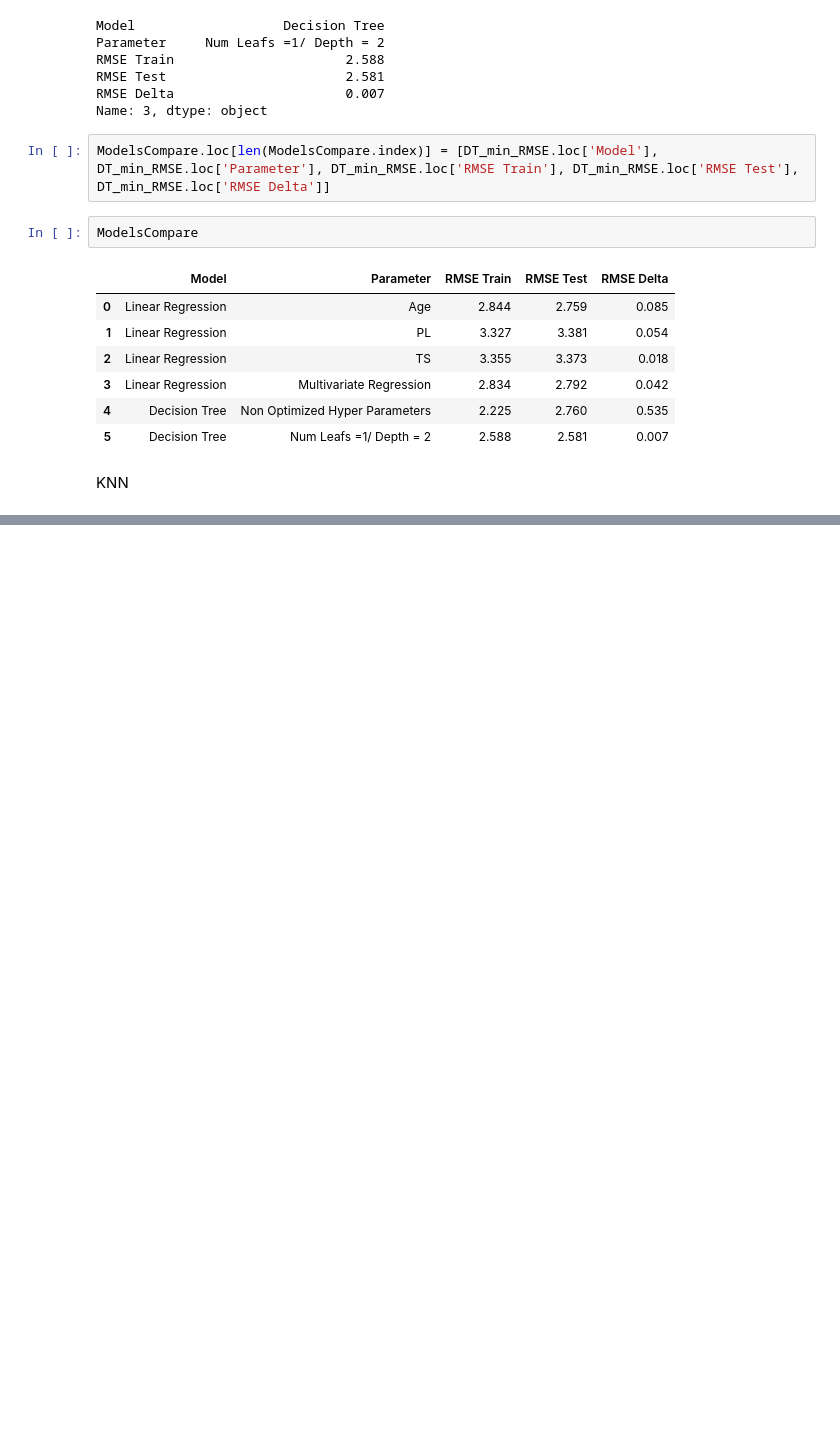
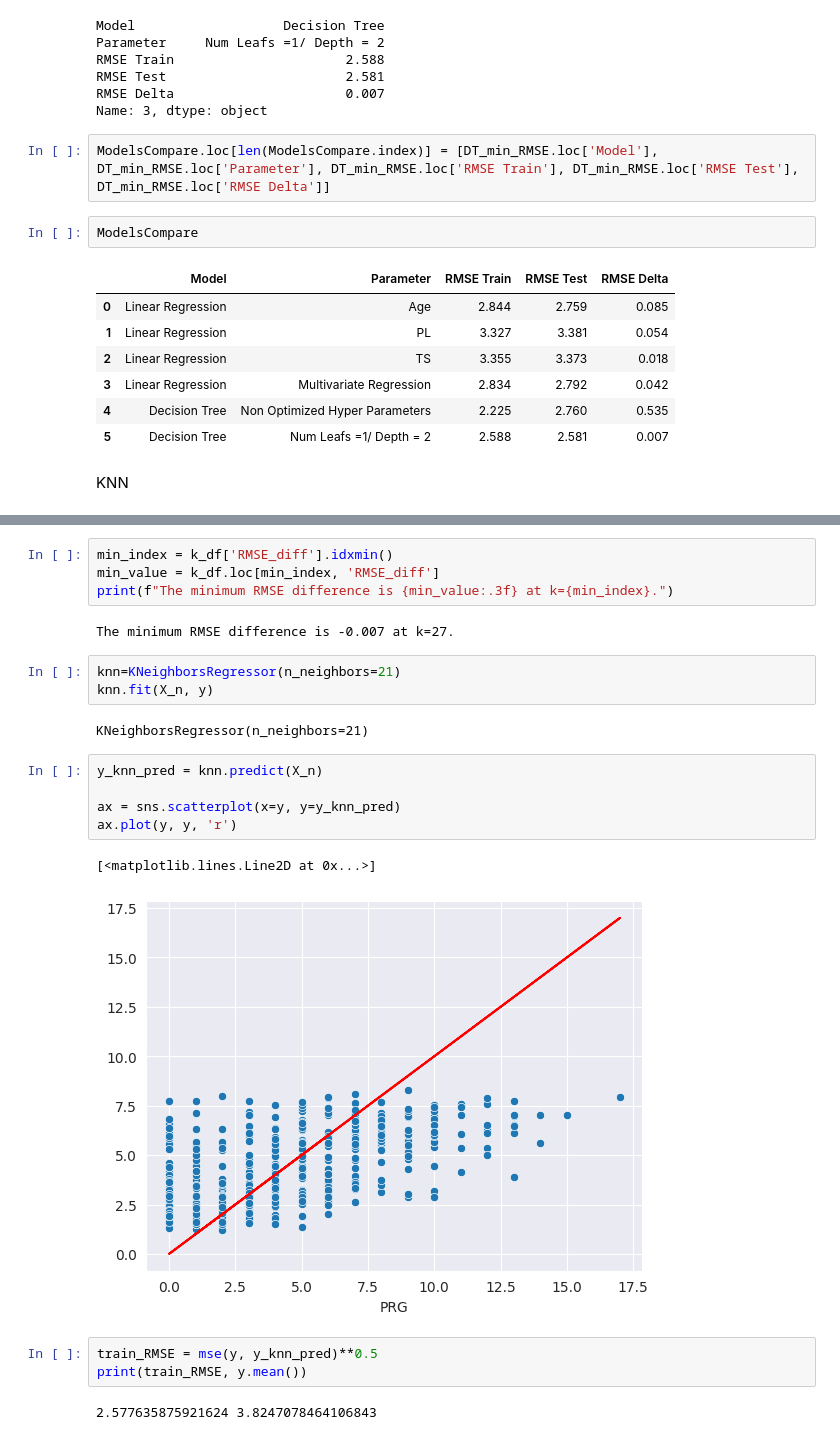
Before and after one commit to doctorf72/Naya_ML_RegressionProject, a Jupyter notebook: Regression_Project.ipynb, the cells around one changed output, grey strips where cells are left out. Drawn from its saved outputs; the diff is of its cells as text; blank space fills up the shorter version.

```diff
--- a/Regression_Project.ipynb
+++ b/Regression_Project.ipynb
@@ -918,0 +1043,24 @@ df_train.head()
+# %%
+min_index = k_df['RMSE_diff'].idxmin()
+min_value = k_df.loc[min_index, 'RMSE_diff']
+print(f"The minimum RMSE difference is {min_value:.3f} at k={min_index}.")
+# %% [output]
+The minimum RMSE difference is -0.007 at k=27.
+# %%
+knn=KNeighborsRegressor(n_neighbors=21)
+knn.fit(X_n, y)
+# %% [output]
+KNeighborsRegressor(n_neighbors=21)
+# %%
+y_knn_pred = knn.predict(X_n)
+
+ax = sns.scatterplot(x=y, y=y_knn_pred)
+ax.plot(y, y, 'r')
+# %% [output]
+[<matplotlib.lines.Line2D at 0x...>]
+[figure, added]
+# %%
+train_RMSE = mse(y, y_knn_pred)**0.5
+print(train_RMSE, y.mean())
+# %% [output]
+2.577635875921624 3.8247078464106843
```
Also changed, not shown: parts of 15 cells of this notebook.
